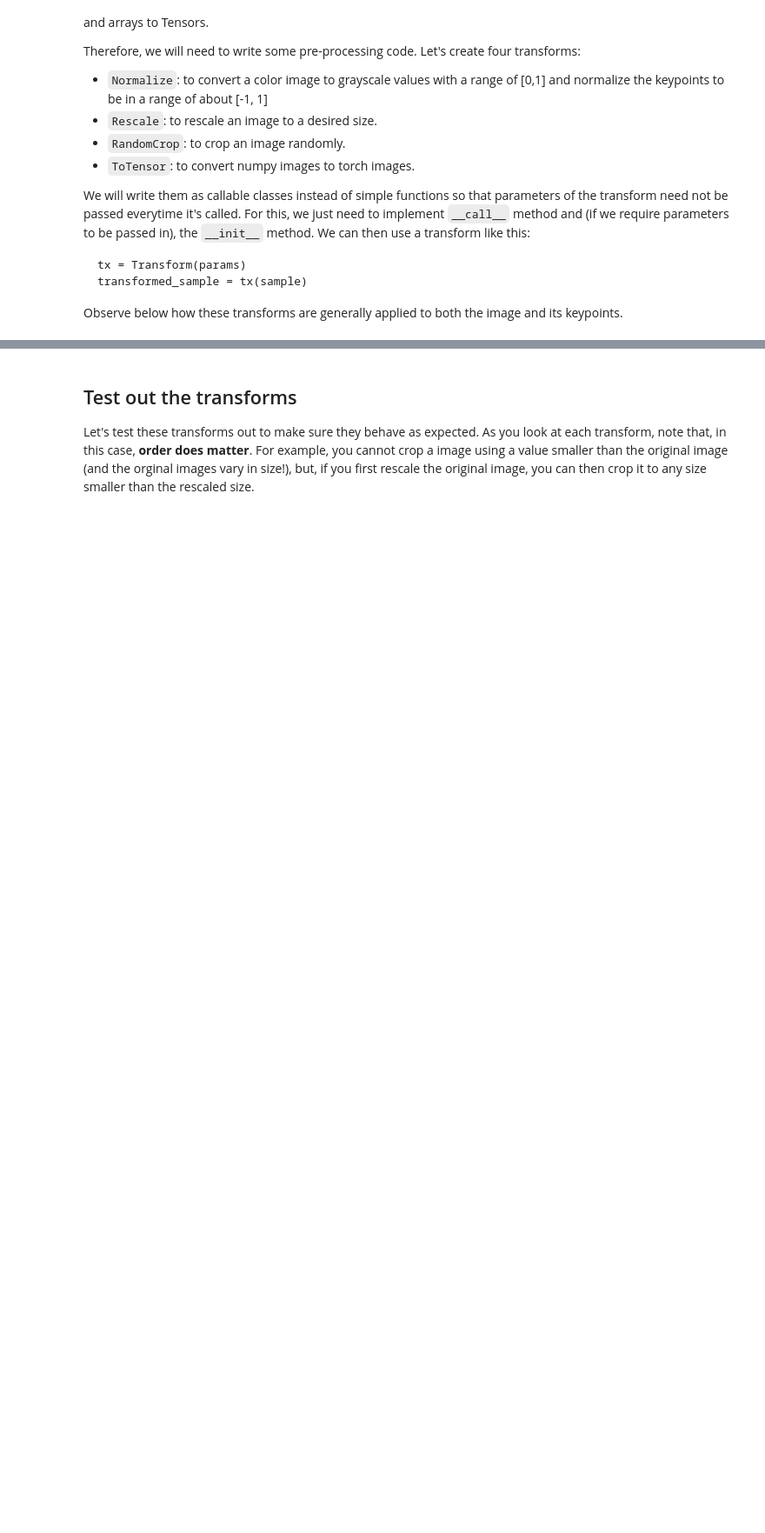
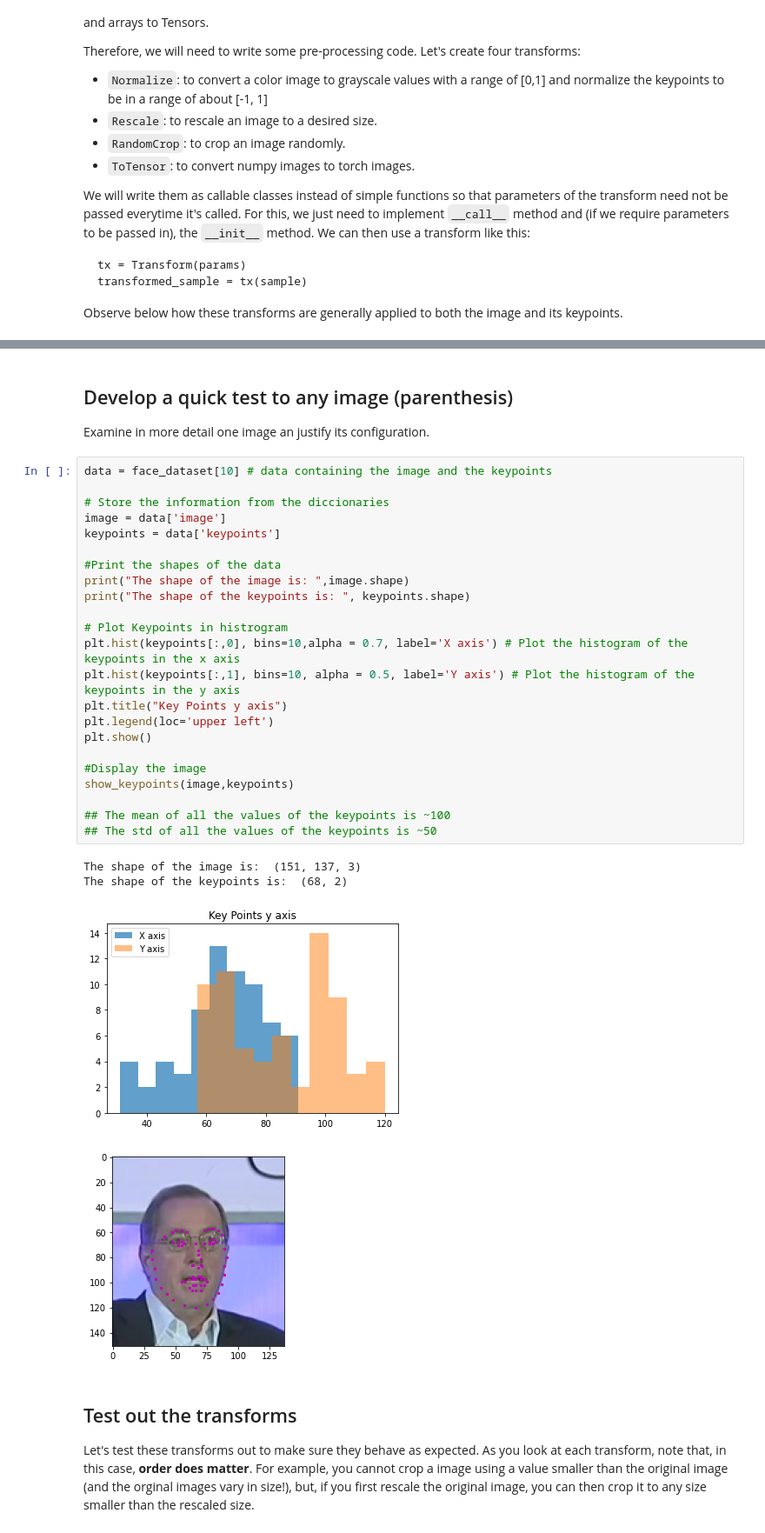
Before and after one commit to AndresGarciaEscalante/Facial_Kepoints_CNN, a Jupyter notebook: 1. Load and Visualize Data.ipynb, the cells around one changed output, grey strips where cells are left out. Shown: that part at 87% size. Saved outputs shown, nothing was run; the diff lists cells and outputs as text; blank space fills up the shorter version.

Commit message:
feat: Insert a new cell clarification of image transformations

```diff
--- a/1. Load and Visualize Data.ipynb
+++ b/1. Load and Visualize Data.ipynb
@@ -327,6 +327,37 @@ class ToTensor(object):
 
         return {'image': torch.from_numpy(image),
                 'keypoints': torch.from_numpy(key_pts)}
+# %% [markdown]
+## Develop a quick test to any image (parenthesis)
+Examine in more detail one image an justify its configuration.
+# %%
+data = face_dataset[10] # data containing the image and the keypoints
+
+# Store the information from the diccionaries
+image = data['image']
+keypoints = data['keypoints']
+
+#Print the shapes of the data
+print("The shape of the image is: ",image.shape)
+print("The shape of the keypoints is: ", keypoints.shape)
+
+# Plot Keypoints in histrogram
+plt.hist(keypoints[:,0], bins=10,alpha = 0.7, label='X axis') # Plot the histogram of the keypoints in the x axis
+plt.hist(keypoints[:,1], bins=10, alpha = 0.5, label='Y axis') # Plot the histogram of the keypoints in the y axis
+plt.title("Key Points y axis")
+plt.legend(loc='upper left')
+plt.show()
+
+#Display the image
+show_keypoints(image,keypoints)
+
+## The mean of all the values of the keypoints is ~100
+## The std of all the values of the keypoints is ~50
+# %% [output]
+The shape of the image is:  (151, 137, 3)
+The shape of the keypoints is:  (68, 2)
+[figure, added]
+[figure, added]
 # %% [markdown]
 ## Test out the transforms
 
```
Also changed, not shown: parts of 4 cells of this notebook.
